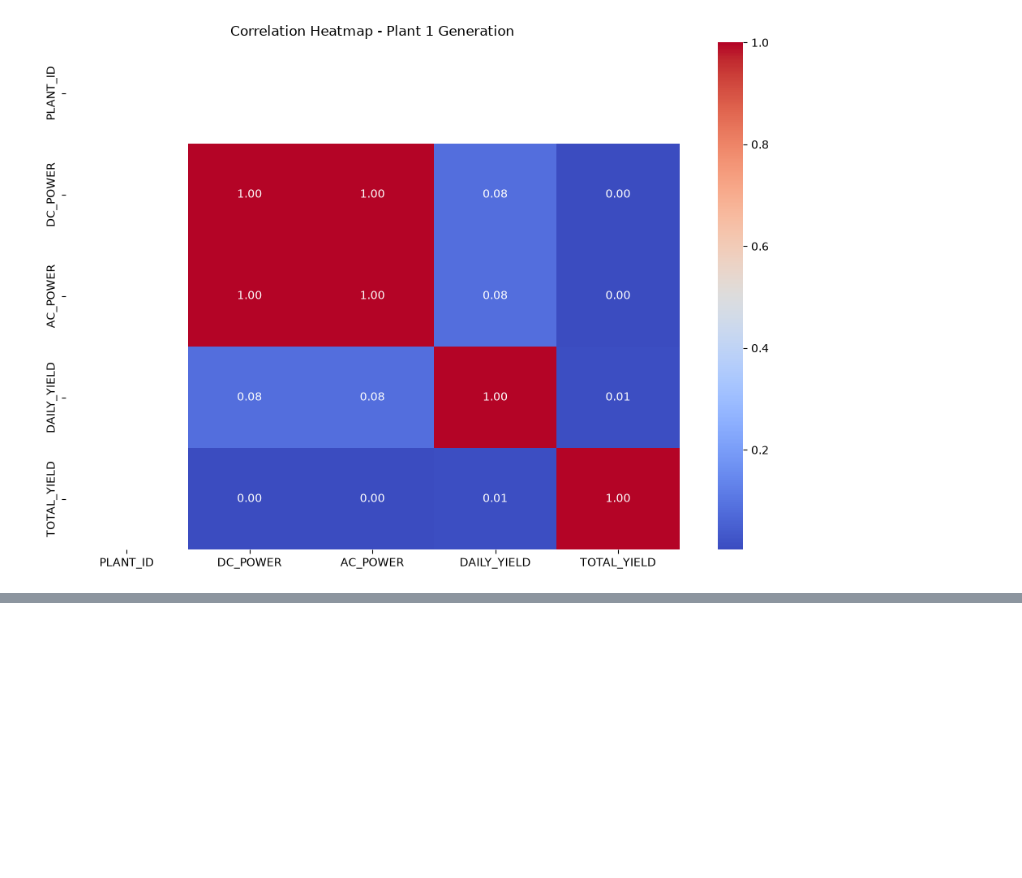
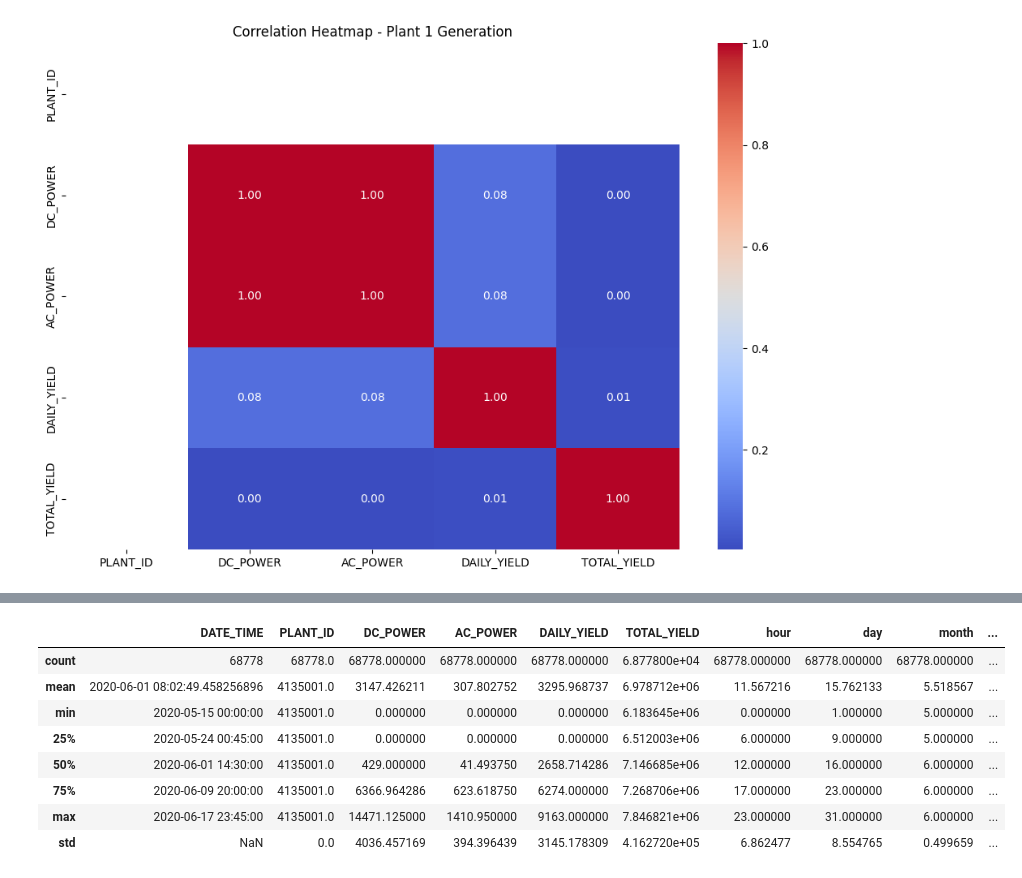
Before and after one commit to Meghana-PV/ml_caseStudy, a Jupyter notebook: notebooks/Regression1.ipynb, the cells around one changed output, grey strips where cells are left out. Cells and saved outputs as stored; diff of their text form; code cells hidden in the pictures; blank space fills up the shorter version.

```diff
--- a/notebooks/Regression1.ipynb
+++ b/notebooks/Regression1.ipynb
@@ -287,3 +287,11 @@ plt.show()
 # - The DC Power vs AC Power scatter plot shows a very strong positive relationship between DC Power and AC Power.
 # - As DC Power increases, AC Power also increases almost proportionally, indicating that DC Power is an important feature for predicting AC Power.
 # - The EDA provides useful insights into the relationships between the features and helps guide the preprocessing and model-building stages.
+# %%
+## 3. Data Cleaning and Preprocessing
+
+df = generation_1.copy()
+
+print("Original shape:", df.shape)
+print(df.isnull().sum())
+print("Duplicate rows:", df.duplicated().sum())
@@ -289,0 +311,4 @@ plt.show()
+# %%
+df = df.drop_duplicates()
+
+print("Shape after removing duplicates:", df.shape)
@@ -289,0 +320,8 @@ plt.show()
+# %%
+df["DATE_TIME"] = pd.to_datetime(df["DATE_TIME"])
+
+print(df["DATE_TIME"].dtype)
+df["hour"] = df["DATE_TIME"].dt.hour
+df["day"] = df["DATE_TIME"].dt.day
+df["month"] = df["DATE_TIME"].dt.month
+df["day_of_week"] = df["DATE_TIME"].dt.dayofweek
@@ -289,0 +339,12 @@ plt.show()
+# %%
+df.describe()
+# %% [output]
+|  | DATE_TIME | PLANT_ID | DC_POWER | AC_POWER | DAILY_YIELD | TOTAL_YIELD | hour | day | month | ... |
+| count | 68778 | 68778.0 | 68778.000000 | 68778.000000 | 68778.000000 | 6.877800e+04 | 68778.000000 | 68778.000000 | 68778.000000 | ... |
+| mean | 2020-06-01 08:02:49.458256896 | 4135001.0 | 3147.426211 | 307.802752 | 3295.968737 | 6.978712e+06 | 11.567216 | 15.762133 | 5.518567 | ... |
+| min | 2020-05-15 00:00:00 | 4135001.0 | 0.000000 | 0.000000 | 0.000000 | 6.183645e+06 | 0.000000 | 1.000000 | 5.000000 | ... |
+| 25% | 2020-05-24 00:45:00 | 4135001.0 | 0.000000 | 0.000000 | 0.000000 | 6.512003e+06 | 6.000000 | 9.000000 | 5.000000 | ... |
+| 50% | 2020-06-01 14:30:00 | 4135001.0 | 429.000000 | 41.493750 | 2658.714286 | 7.146685e+06 | 12.000000 | 16.000000 | 6.000000 | ... |
+| 75% | 2020-06-09 20:00:00 | 4135001.0 | 6366.964286 | 623.618750 | 6274.000000 | 7.268706e+06 | 17.000000 | 23.000000 | 6.000000 | ... |
+| max | 2020-06-17 23:45:00 | 4135001.0 | 14471.125000 | 1410.950000 | 9163.000000 | 7.846821e+06 | 23.000000 | 31.000000 | 6.000000 | ... |
+| std | NaN | 0.0 | 4036.457169 | 394.396439 | 3145.178309 | 4.162720e+05 | 6.862477 | 8.554765 | 0.499659 | ... |
```
Also changed, not shown: parts of 9 cells of this notebook.
